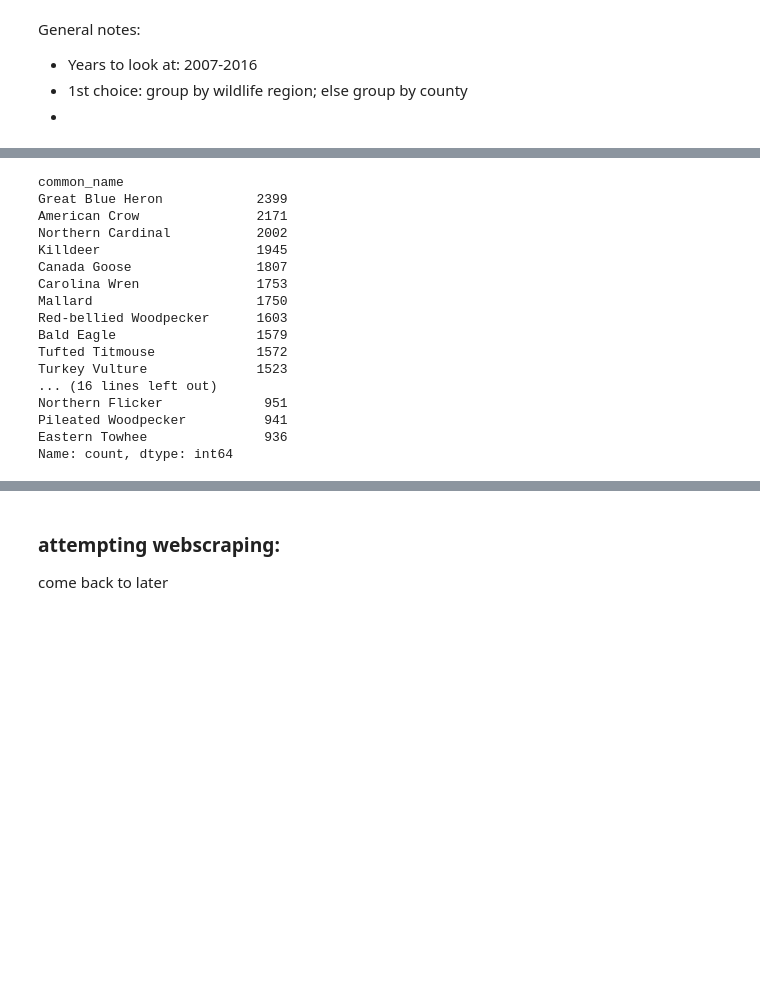
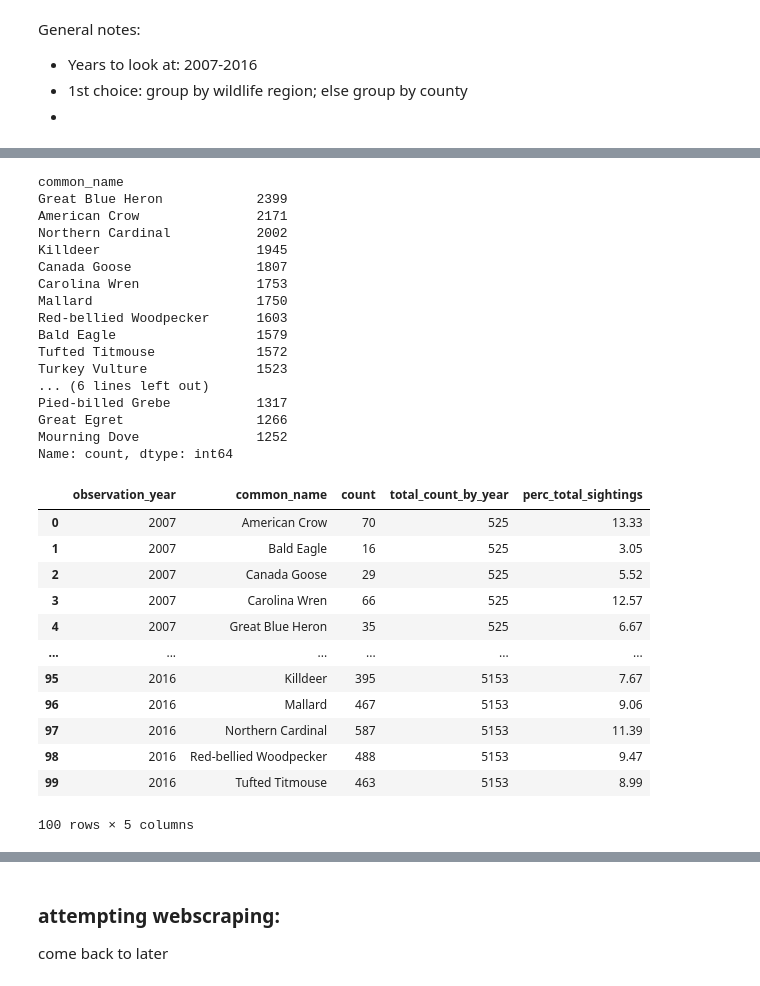
Before and after one commit to danileahacker/NSS-Capstone-Dani-Hacker, a Jupyter notebook: scripts/danih_capstone_eda.ipynb, the cells around one changed output, grey strips where cells are left out. Saved outputs shown, nothing was run; the diff lists cells and outputs as text; code cells hidden in the pictures; blank space fills up the shorter version.

```diff
--- a/scripts/danih_capstone_eda.ipynb
+++ b/scripts/danih_capstone_eda.ipynb
@@ -106,0 +84,18 @@ See the caveats in the documentation: https://pandas.pydata.org/pandas-docs/stab
+# %%
+# creating seasons column: spring migration, fall migration, and offseason
+
+# creating month column
+birds['observation_month'] = [x[5:7] for x in birds.observation_date]
+birds = birds.astype({'observation_month':int})
+
+# spring: March to May
+# fall: Sept to Oct
+
+# # categorizing season based on date
+for index, row in birds.iterrows():
+    if (row['observation_month'] <= 5)&(row['observation_month'] >= 3):
+        birds.loc[index, 'season'] = 'spring migration'
+    elif (row['observation_month'] <= 10)&(row['observation_month'] >= 9):
+        birds.loc[index, 'season'] = 'fall migration'
+    else:
+        birds.loc[index, 'season'] = 'offseason'
@@ -127,5 +197,5 @@ Name: count, dtype: int64
 # %%
-birds_usfws.common_name.value_counts().head(30)
+birds_usfws.common_name.value_counts().head(20)
 # %% [output]
 common_name
 Great Blue Heron            2399
@@ -139,8 +209,39 @@ Red-bellied Woodpecker      1603
 Bald Eagle                  1579
 Tufted Titmouse             1572
 Turkey Vulture              1523
-... (16 lines left out)
-Northern Flicker             951
-Pileated Woodpecker          941
-Eastern Towhee               936
+... (6 lines left out)
+Pied-billed Grebe           1317
+Great Egret                 1266
+Mourning Dove               1252
 Name: count, dtype: int64
+# %%
+# creating subset called usfws top 10, grouping by year & common name
+usfws_top10 = birds_usfws.loc[birds_usfws.common_name.isin(['Great Blue Heron', 'American Crow', 'Northern Cardinal', 'Killdeer', 'Canada Goose', 'Carolina Wren', 'Mallard', 'Red-bellied Woodpecker', 'Bald Eagle', 'Tufted Titmouse'])]
+usfws_top10 = usfws_top10.groupby(['observation_year', 'common_name']).count()[['global_unique_identifier']].reset_index()
+usfws_top10.columns = ['observation_year', 'common_name', 'count']
+
+# adding total count per year as a column
+total_birds = usfws_top10.groupby('observation_year').sum()[['count']]
+total_birds = total_birds.reset_index()
+total_birds.columns=['observation_year', 'total_count_by_year']
+# merging back
+usfws_top10 = pd.merge(usfws_top10, total_birds, on='observation_year', how='inner')
+
+# adding perc column
+usfws_top10['perc_total_sightings'] = round(usfws_top10['count']/usfws_top10.total_count_by_year*100,2)
+
+usfws_top10
+# %% [output]
+|  | observation_year | common_name | count | total_count_by_year | perc_total_sightings |
+| 0 | 2007 | American Crow | 70 | 525 | 13.33 |
+| 1 | 2007 | Bald Eagle | 16 | 525 | 3.05 |
+| 2 | 2007 | Canada Goose | 29 | 525 | 5.52 |
+| 3 | 2007 | Carolina Wren | 66 | 525 | 12.57 |
+| 4 | 2007 | Great Blue Heron | 35 | 525 | 6.67 |
+| ... | ... | ... | ... | ... | ... |
+| 95 | 2016 | Killdeer | 395 | 5153 | 7.67 |
+| 96 | 2016 | Mallard | 467 | 5153 | 9.06 |
+| 97 | 2016 | Northern Cardinal | 587 | 5153 | 11.39 |
+| 98 | 2016 | Red-bellied Woodpecker | 488 | 5153 | 9.47 |
+| 99 | 2016 | Tufted Titmouse | 463 | 5153 | 8.99 |
+100 rows × 5 columns
```
Also changed, not shown: parts of 18 cells of this notebook.
